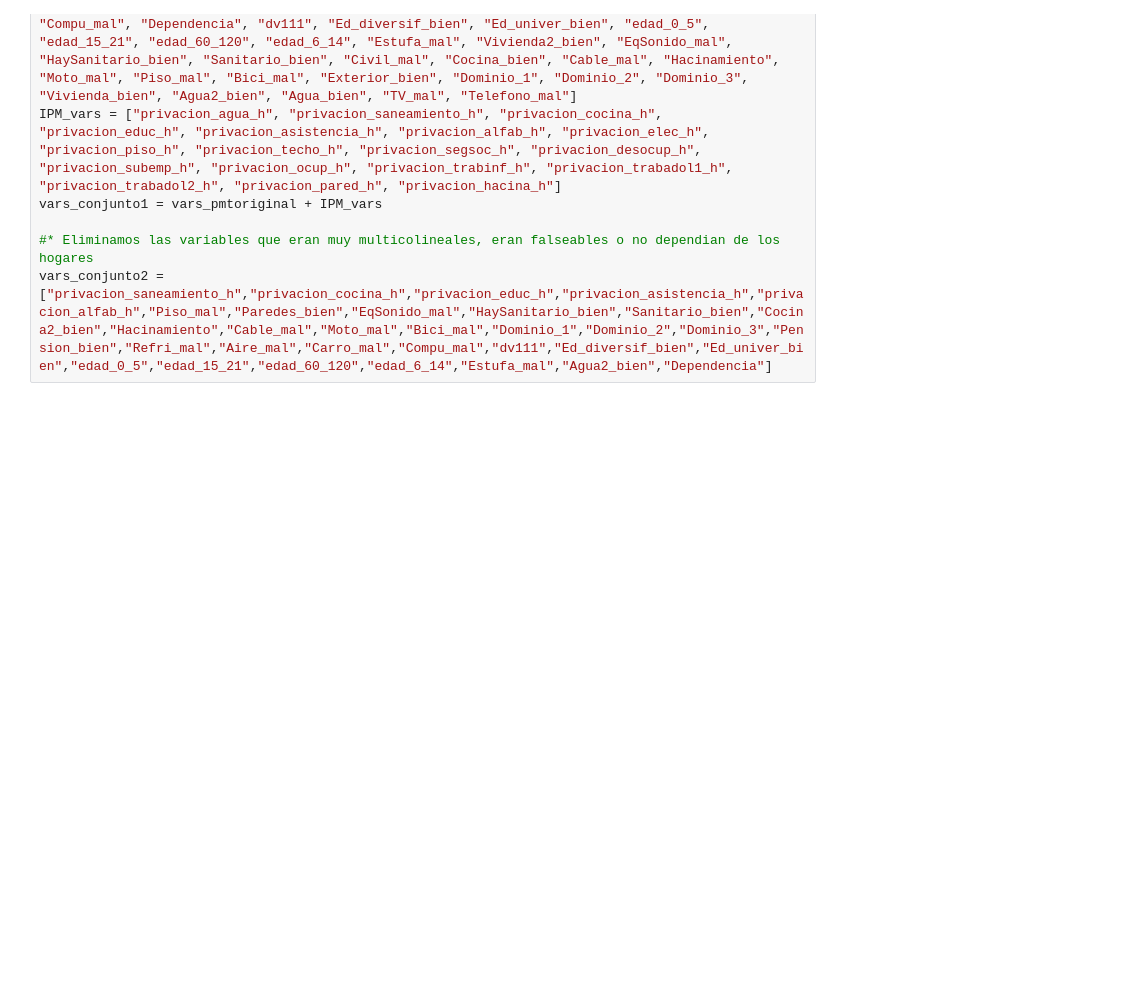
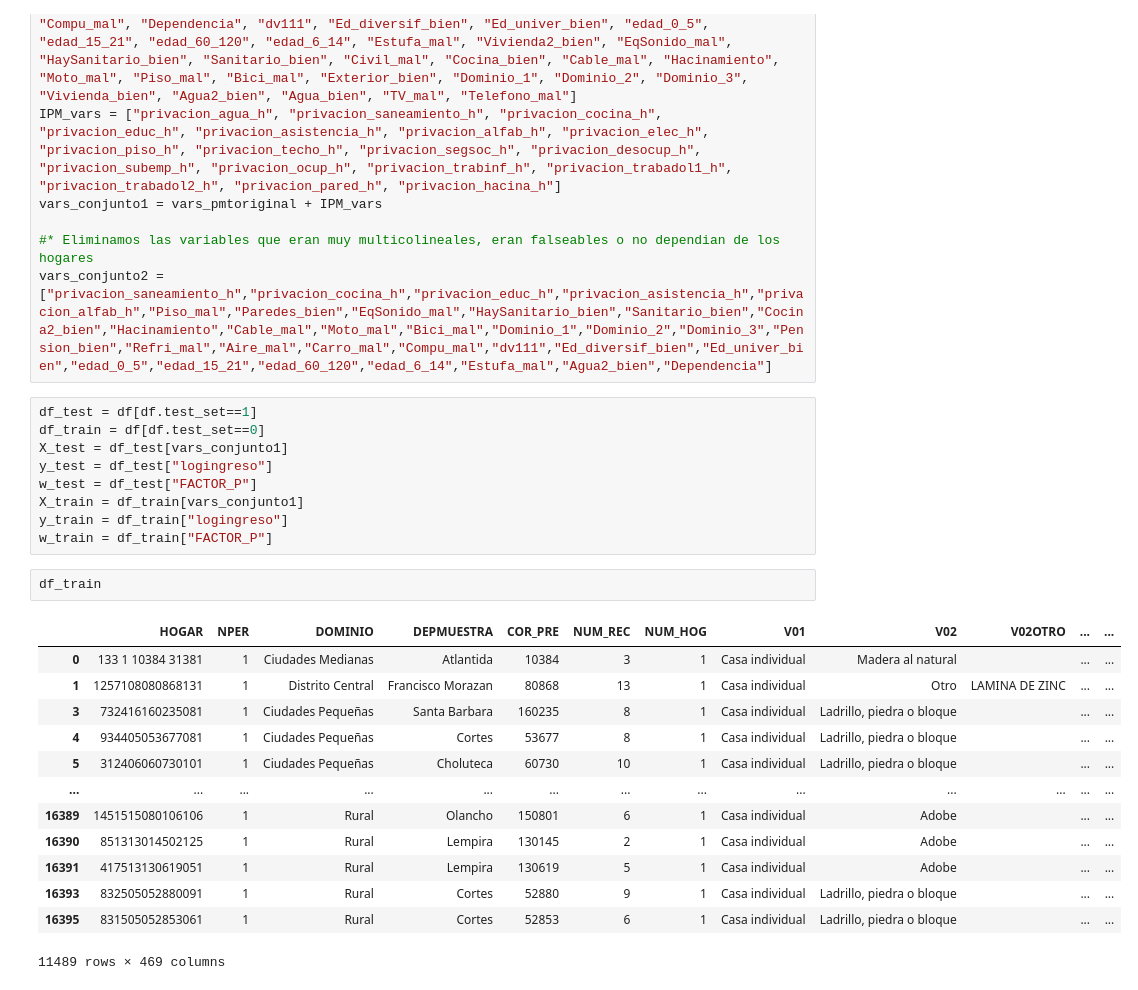
Before and after one commit to Queeno11/Honduras-PMT-benchmark, a Jupyter notebook: Scripts/03 - ML models.ipynb, the cells around one changed output. Drawn from its saved outputs; the diff is of its cells as text; blank space fills up the shorter version.

```diff
--- a/Scripts/03 - ML models.ipynb
+++ b/Scripts/03 - ML models.ipynb
@@ -34,6 +34,31 @@ vars_conjunto1 = vars_pmtoriginal + IPM_vars
 
 #* Eliminamos las variables que eran muy multicolineales, eran falseables o no dependian de los hogares
 vars_conjunto2 = ["privacion_saneamiento_h","privacion_cocina_h","privacion_educ_h","privacion_asistencia_h","privacion_alfab_h","Piso_mal","Paredes_bien","EqSonido_mal","HaySanitario_bien","Sanitario_bien","Cocina2_bien","Hacinamiento","Cable_mal","Moto_mal","Bici_mal","Dominio_1","Dominio_2","Dominio_3","Pension_bien","Refri_mal","Aire_mal","Carro_mal","Compu_mal","dv111","Ed_diversif_bien","Ed_univer_bien","edad_0_5","edad_15_21","edad_60_120","edad_6_14","Estufa_mal","Agua2_bien","Dependencia"]
+# %%
+df_test = df[df.test_set==1]
+df_train = df[df.test_set==0]
+X_test = df_test[vars_conjunto1]
+y_test = df_test["logingreso"]
+w_test = df_test["FACTOR_P"]
+X_train = df_train[vars_conjunto1]
+y_train = df_train["logingreso"]
+w_train = df_train["FACTOR_P"]
+# %%
+df_train
+# %% [output]
+|  | HOGAR | NPER | DOMINIO | DEPMUESTRA | COR_PRE | NUM_REC | NUM_HOG | V01 | V02 | V02OTRO | ... | ... |
+| 0 | 133 1 10384 31381 | 1 | Ciudades Medianas | Atlantida | 10384 | 3 | 1 | Casa individual | Madera al natural |  | ... | ... |
+| 1 | 1257108080868131 | 1 | Distrito Central | Francisco Morazan | 80868 | 13 | 1 | Casa individual | Otro | LAMINA DE ZINC | ... | ... |
+| 3 | 732416160235081 | 1 | Ciudades Pequeñas | Santa Barbara | 160235 | 8 | 1 | Casa individual | Ladrillo, piedra o bloque |  | ... | ... |
+| 4 | 934405053677081 | 1 | Ciudades Pequeñas | Cortes | 53677 | 8 | 1 | Casa individual | Ladrillo, piedra o bloque |  | ... | ... |
+| 5 | 312406060730101 | 1 | Ciudades Pequeñas | Choluteca | 60730 | 10 | 1 | Casa individual | Ladrillo, piedra o bloque |  | ... | ... |
+| ... | ... | ... | ... | ... | ... | ... | ... | ... | ... | ... | ... | ... |
+| 16389 | 1451515080106106 | 1 | Rural | Olancho | 150801 | 6 | 1 | Casa individual | Adobe |  | ... | ... |
+| 16390 | 851313014502125 | 1 | Rural | Lempira | 130145 | 2 | 1 | Casa individual | Adobe |  | ... | ... |
+| 16391 | 417513130619051 | 1 | Rural | Lempira | 130619 | 5 | 1 | Casa individual | Adobe |  | ... | ... |
+| 16393 | 832505052880091 | 1 | Rural | Cortes | 52880 | 9 | 1 | Casa individual | Ladrillo, piedra o bloque |  | ... | ... |
+| 16395 | 831505052853061 | 1 | Rural | Cortes | 52853 | 6 | 1 | Casa individual | Ladrillo, piedra o bloque |  | ... | ... |
+11489 rows × 469 columns
 # %%
 def fit_linear_model(df, y_var, vars):
     """ Fit a linear model to the data """
```
Also changed, not shown: parts of 3 cells of this notebook, 1 other file.
